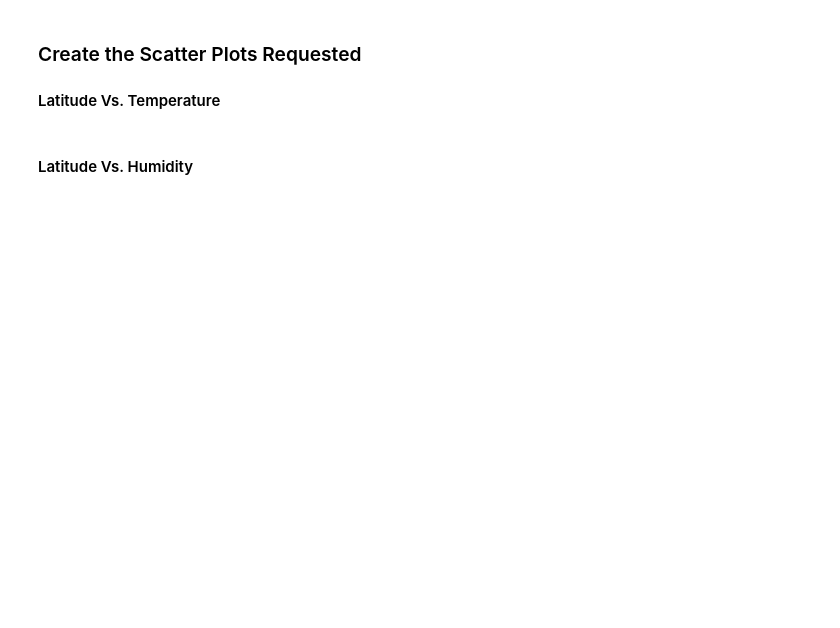
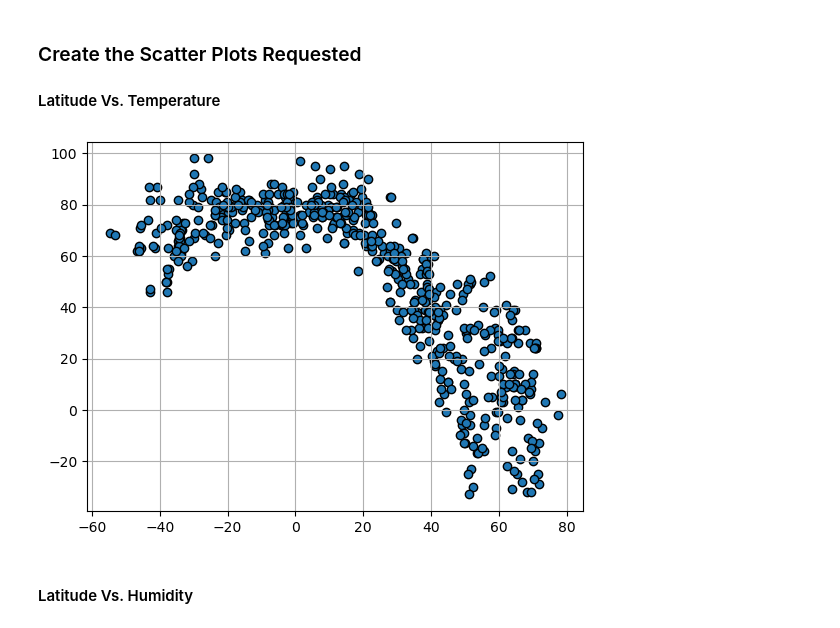
Before and after one commit to JayLaxami/python_api_challenge, a Jupyter notebook: weatherPy/WeatherPy.ipynb, the cells around one changed output. Drawn from its saved outputs; the diff is of its cells as text; code cells hidden in the pictures; blank space fills up the shorter version.

```diff
--- a/weatherPy/WeatherPy.ipynb
+++ b/weatherPy/WeatherPy.ipynb
@@ -185,16 +200,20 @@ city_data_df.head()
 #### Latitude Vs. Temperature
 # %%
 # Build scatter plot for latitude vs. temperature
-# YOUR CODE HERE
+
+latitude = city_data_df["Lat"]
+max_temperature = city_data_df["Max Temp"]
 
 # Incorporate the other graph properties
-# YOUR CODE HERE
 
-# Save the figure
+plt.scatter(latitude, max_temperature,marker="o",edgecolors="black")
+
 plt.savefig("output_data/Fig1.png")
-
+plt.grid()
 # Show plot
 plt.show()
+# %% [output]
+[figure, added]
 # %% [markdown]
 #### Latitude Vs. Humidity
 # %%
```
Also changed, not shown: parts of 27 cells of this notebook, 17 other files.
